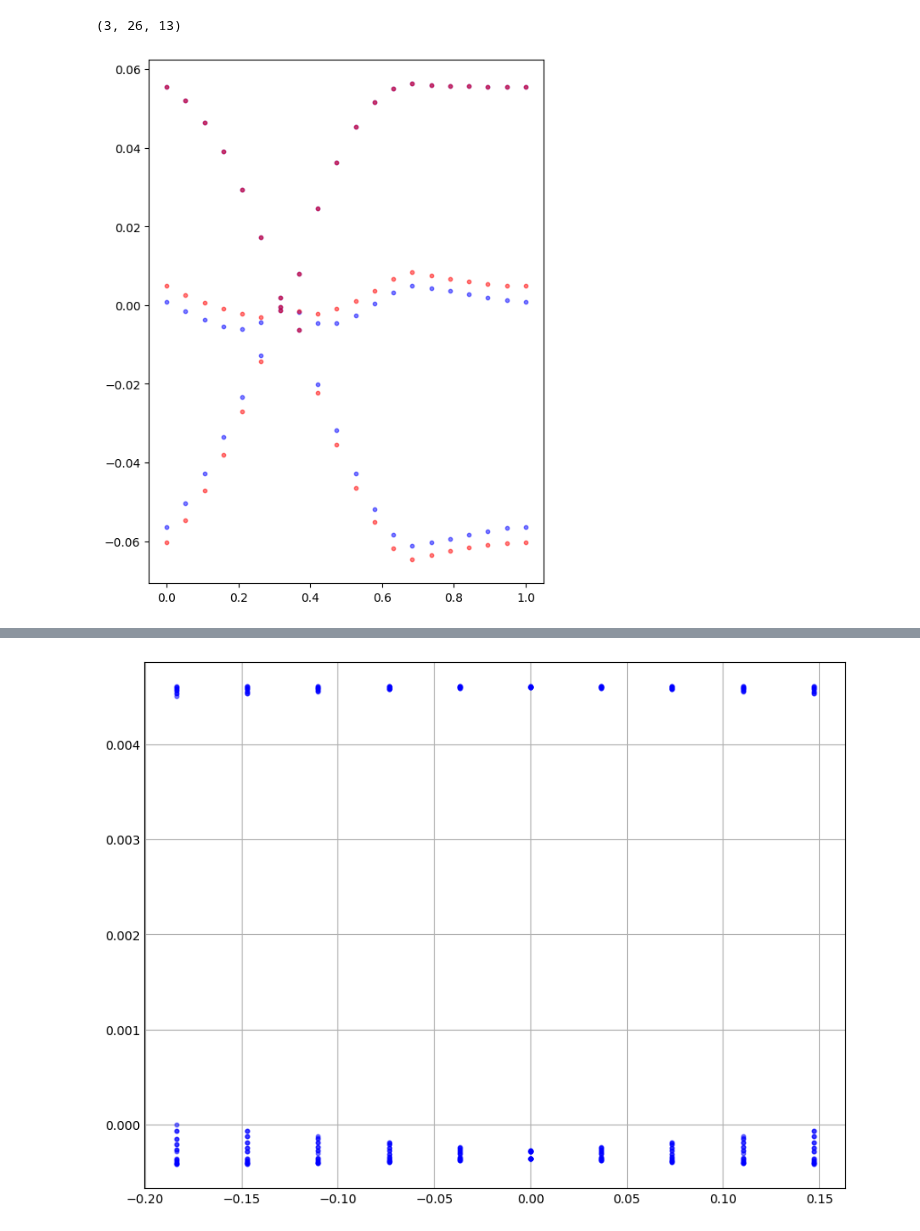
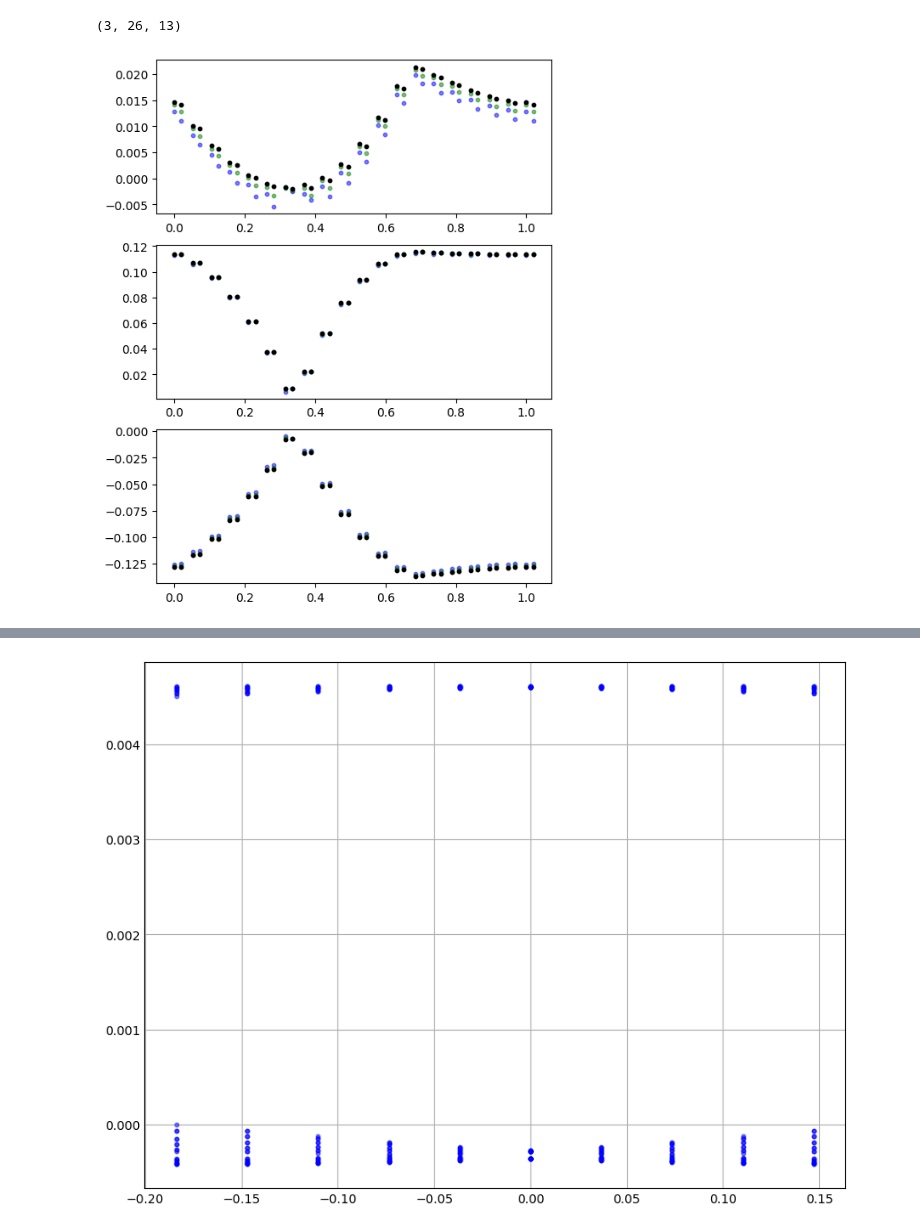
Before and after one commit to ChriGomm/master, a Jupyter notebook: numerics/dip_dip.ipynb, the cells around one changed output, grey strips where cells are left out. Drawn from its saved outputs; the diff is of its cells as text; code cells hidden in the pictures.

Commit message:
both codes for H(k) probably work, as they seem to converge for large grid_sizes

```diff
--- a/numerics/dip_dip.ipynb
+++ b/numerics/dip_dip.ipynb
@@ -430,7 +477,7 @@ def delta_R(n:int, m:int, h:int, l:int) -> float:
     """Calculate the distance between two lattice points."""
     return np.array([3/2*(m-h), np.sqrt(3)*(n+m/2-h-l/2), 0])
 
-def interaction_AA(i: int,j: int,k: np.ndarray, interaction: Callable[[], float], interaction_onsite: Callable[[], float],latticeA,latticeB) -> float:
+def interaction_AA(i: int,j: int,k: np.ndarray, interaction: Callable[[], float], interaction_onsite: Callable[[], float],latticeA,latticeB,grid_size) -> float:
     R0 = latticeA[:,grid_size//2, grid_size//2 ]
     total_potential_eq = 0
     total_potential_mixed = 0
@@ -462,7 +509,7 @@ def interaction_AA(i: int,j: int,k: np.ndarray, interaction: Callable[[], float]
 
 
 
-def interaction_AB(i,j,k, interaction,latticeA,latticeB):
+def interaction_AB(i,j,k, interaction,latticeA,latticeB,grid_size):
     R0 = latticeA[:,grid_size//2, grid_size//2 ]
     total_potential_mixed = 0
     # test = np.zeros((grid_size+1,grid_size), dtype=complex)
@@ -497,7 +544,7 @@ def D_mat(k: np.ndarray, interaction: Callable[[],float], interaction_onsite: Ca
             #        print('aa: k = ',k)
             #        print(mat(i, j, np.zeros(3))- interaction_AA(i, j, np.zeros(3)))
             #    dmat[i, j] ,test_AA[:,:,i,j] = interaction_AA(i, j, np.zeros(3),interaction,interaction_onsite)
-                dmat[i, j] = interaction_AA(i, j, k,interaction,interaction_onsite,latticeA,latticeB)/2/grid_size**2
+                dmat[i, j] = interaction_AA(i, j, k,interaction,interaction_onsite,latticeA,latticeB,grid_size)#/2/grid_size**2
             elif i >= 3 and j >= 3:
                 dmat[i, j] = dmat[i-3, j-3]
             elif i < 3 and j >= 3:
@@ -505,11 +552,11 @@ def D_mat(k: np.ndarray, interaction: Callable[[],float], interaction_onsite: Ca
                 #    print('ab: k = ',k)
                 #    print(mat(i,j-3,k)- interaction_AB(i,j-3,k))
                 # dmat[i, j], test_AB[:,:,i,j-3] = interaction_AB(i,j-3,k,interaction)
-                dmat[i, j] = interaction_AB(i,j-3,k,interaction,latticeA,latticeB)/2/grid_size**2
+                dmat[i, j] = interaction_AB(i,j-3,k,interaction,latticeA,latticeB,grid_size)#/2/grid_size**2
             elif i >= 3 and j < 3:
                 # buffer, trash = interaction_AB(i-3,j,k,interaction)
                 # dmat[i, j] = np.conjugate(buffer)
-                dmat[i, j] = np.conjugate(interaction_AB(i-3,j,k,interaction,latticeA,latticeB))/2/grid_size**2
+                dmat[i, j] = np.conjugate(interaction_AB(i-3,j,k,interaction,latticeA,latticeB,grid_size))#/2/grid_size**2
     # print(f"Test AA: {test_AA}")
     # print(f"Test AB: {test_AB}")
     return dmat
@@ -718,63 +765,78 @@ def k_course(t: float) -> np.ndarray:
     else:
         return (t-2/3)*3 * (k3-k2) + k2
 
-fig, ax  = plt.subplots(figsize=(6, 8))
+fig, ax  = plt.subplots(3,1,figsize=(6, 8))
 
+# ax = [axi,axi,axi]
 
 
 t = np.linspace(0, 1,20)
 
-def wrap_kloop(i,m):
+def wrap_kloop(i,grid_size):
     k = k_course(t[i])
-    dmat1 = extended_grid_mat(k,bare_interaction)
+    dmat1 = extended_grid_mat(k,bare_interaction_coulomb,no_onsite_interaction,grid_size)
     eigvals1, eigvecs1 = np.linalg.eig(dmat1)
     return eigvals1
 eigs = np.zeros((len(t), 3), dtype=complex)
 for i in range(len(t)):
 # for i in range(2):D_mat_nn(k)#
     k = k_course(t[i])
-    # dmat2 = extended_grid_mat(k,bare_interaction,5)#D_mat(k,bare_interaction,lambda x, y : 0)
-    dmat2 = extended_grid_mat(k,bare_interaction_coulomb,no_onsite_interaction,5)
+    # dmat2 = extended_grid_mat(k,bare_interaction,no_onsite_interaction,6)#D_mat(k,bare_interaction,lambda x, y : 0)
+    # dmat2 = extended_grid_mat(k,bare_interaction_coulomb,no_onsite_interaction,6)
     # print(dmat2)
     # print(np.any(np.absolute(np.imag(dmat))>1e-5))
     # dmat2 =  extended_grid_mat(k,bare_interaction,3)
     # dmat4 = extended_grid_mat(k,bare_interaction,1)no_onsite_interaction
     # dmat = D_mat(k,bare_interaction,no_onsite_interaction,6)
     dmat = D_mat(k,bare_interaction_coulomb,no_onsite_interaction,20)
     # print(np.sum(np.conjugate(dmat)-dmat))
     # dmat3 = D_mat_nn(k)
+    dmat3 = D_mat(k,bare_interaction_coulomb,no_onsite_interaction,30)
+    dmat4 = D_mat(k,bare_interaction_coulomb,no_onsite_interaction,40)
     dmat1 = np.zeros((3,3),dtype=complex)
     dmat5 = np.zeros((3,3),dtype=complex)
+    dmat6 = np.zeros((3,3),dtype=complex)
     for h in range(3):
         for l in range(3):
             dmat1[h,l] = dmat[h,l]+ dmat[h+3,l] +dmat[h,l+3] + dmat[h+3,l+3]
-            # dmat5[h,l] = dmat3[h,l]+ dmat3[h+3,l] +dmat3[h,l+3] + dmat3[h+3,l+3]
-    eigvals1, eigvecs1 = np.linalg.eig(dmat1)
-    # eigs[i] = eigvals1
-    eigvals2, eigvecs2 = np.linalg.eig(dmat2)
-    # eigvals4, eigvecs4 = np.linalg.eig(dmat4)
-    # eigvals5, eigvecs5 = np.linalg.eig(dmat5)
+            dmat5[h,l] = dmat3[h,l]+ dmat3[h+3,l] +dmat3[h,l+3] + dmat3[h+3,l+3]
+            dmat6[h,l] = dmat4[h,l]+ dmat4[h+3,l] +dmat4[h,l+3] + dmat4[h+3,l+3]
+    eigenvals1, eigvecs1 = np.linalg.eig(dmat1)
+
+    # eigenvals2, eigvecs2 = np.linalg.eig(dmat2)
+
+    eigenvals6, eigvecs4 = np.linalg.eig(dmat6)
+    eigenvals5, eigvecs5 = np.linalg.eig(dmat5)
+    eigs[i] = eigenvals6
     # print(dmat2, dmat1)
     # print(dmat1)
     # eigs[i, :] = sort_eigenvalues(eigvals, eigvecs)
     # k_course2 = k2+np.array([1,0,0])*(-1/2+t[i])
     # dmat2 = D_mat(k_course2)
     # eigvals2, eigvecs2 = np.linalg.eig(dmat2)
-    # eigs2[i, :] = sort_eigenvalues(eigvals2, eigvecs2)
+    # eigs2[i, :] = sort_eigenvalues(eigvals2, eigvecs2)/np.max(eigenvals1)*np.max(eigvals2)
     # Plot the k vector
     # ax.scatter(k[0], k[1], color='blue', s=10)
-    for index in range(len(eigvals1)):
-        ax.scatter(t[i],eigvals1[index]/np.max(eigvals1)*np.max(eigvals2),color='blue', s=10, alpha=0.5)
-        # ax.scatter(t[i],eigvals4[index]/np.max(eigvals4)*np.max(eigvals2),color='green', s=10, alpha=0.5)
-        ax.scatter(t[i],eigvals2[index],color='red', s=10, alpha=0.5)
-        # ax.scatter(t[i],eigvals5[index]/np.max(eigvals5)*np.max(eigvals2),color='0',s=10)
+    for index in range(len(eigenvals2)):
+        ax[index].scatter(t[i],eigenvals1[index],color='blue', s=10, alpha=0.5)
+        ax[index].scatter(t[i],eigenvals5[index],color='green', s=10, alpha=0.5)
+        # ax[index].scatter(t[i],eigenvals2[index],color='blue', s=10)
+        ax[index].scatter(t[i],eigenvals6[index],color='0',s=10)
     # break
-# eigvals2 = parallel_for([len(t)],wrap_kloop)
-# print(eigvals2.shape)
-# for i in range(eigvals2.shape[0]):
-#     for j in range(eigvals2.shape[1]):
-#         ax.scatter(t[i],eigvals2[i,j],color='red', s=10, alpha=0.5)
+# eigvals2 = parallel_for([len(t)],wrap_kloop,6).astype(np.complex64)
+# eigvals3 = parallel_for([len(t)],wrap_kloop,9).astype(np.complex64)
+# eigvals2 = parallel_for([len(t)],wrap_kloop,15).astype(np.complex64)
+# # print(eigvals2.shape)
+for i in range(eigvals2.shape[0]):
+    eigen = sorted(eigvals2[i])[::-1]
+    for j in range(eigvals2.shape[1]):
 
+        ax[j].scatter(t[i]+0.02,eigvals2[i,j]*np.max(eigs[i])/np.max(eigen),color='blue', s=10, alpha=0.5)
+        ax[j].scatter(t[i]+0.02,eigvals3[i,j]*np.max(eigs[i])/np.max(eigvals3[i]),color='green', s=10, alpha=0.5)
+        ax[j].scatter(t[i]+0.02,eigvals4[i,j]*np.max(eigs[i])/np.max(eigvals4[i]),color='0', s=10)
+        # ax[j].scatter(t[i],eigen[j]*np.max(eigs[i])/np.max(eigen),color='red', s=10, alpha=0.5)
+#         ax.scatter(t[i],eigvals4[i,j],color='0',s=10)
+        # ax[j].scatter(t[i],eigs[i,j]/np.max(eigs[i])*np.max(eigvals2[i]),color='blue', s=10, alpha=0.5)
 # plt.show()
 # %% [output]
-[figure, old version]
+[figure, new version]
```
Also changed, not shown: parts of 9 cells of this notebook.
